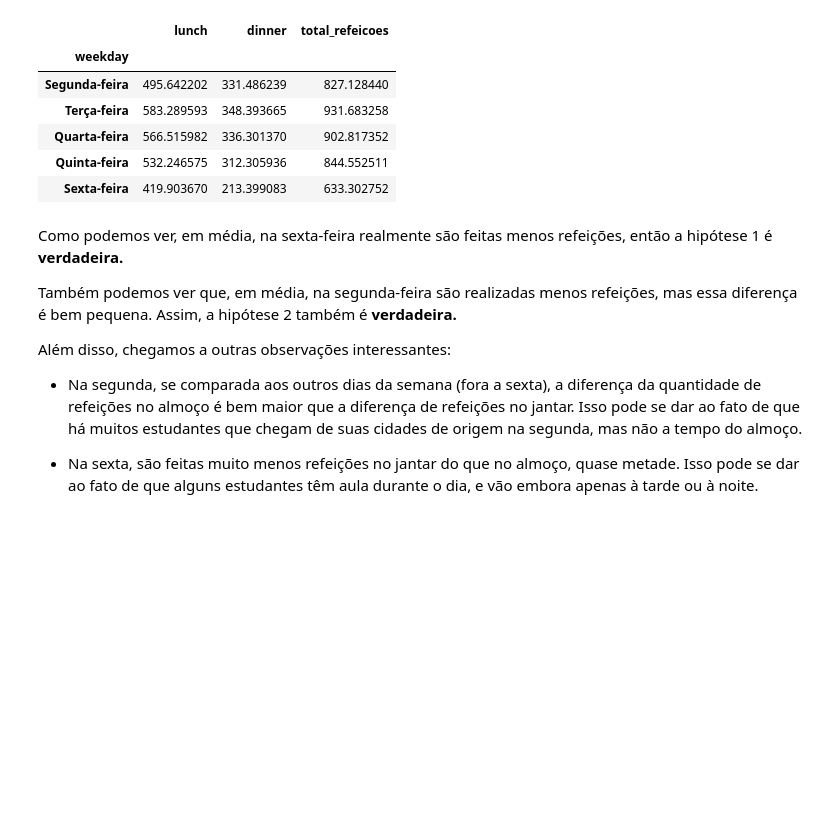
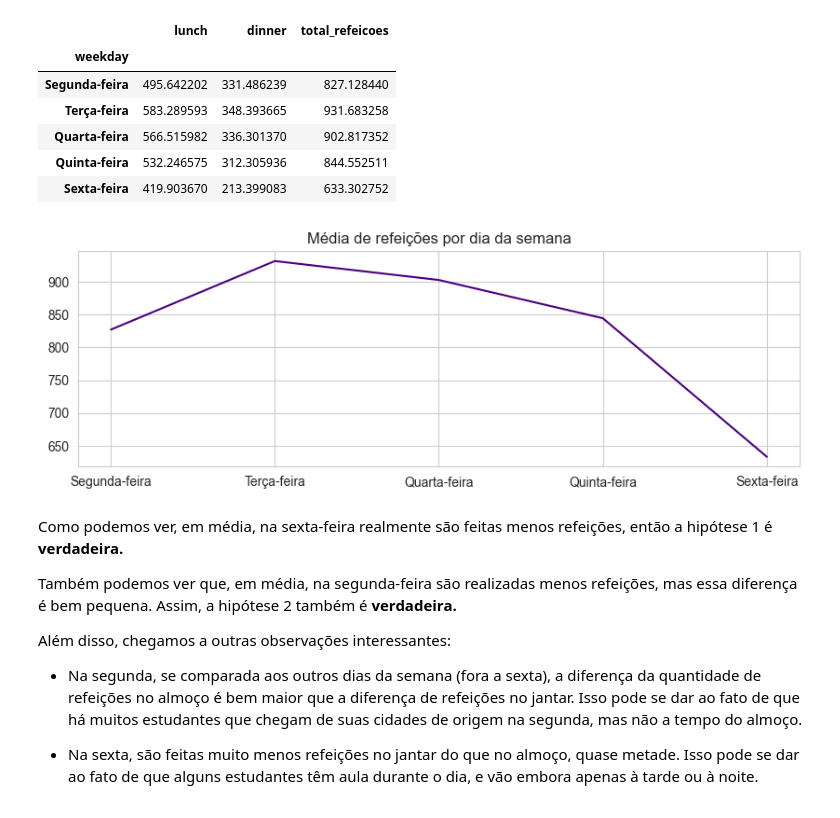
Before and after one commit to eloabe/time-series-analysis, a Jupyter notebook: time_series.ipynb, the cells around one changed output. Saved outputs shown, nothing was run; the diff lists cells and outputs as text; code cells hidden in the pictures; blank space fills up the shorter version.

```diff
--- a/time_series.ipynb
+++ b/time_series.ipynb
@@ -199,6 +205,17 @@ mean_by_weekday
 | Quarta-feira | 566.515982 | 336.301370 | 902.817352 |
 | Quinta-feira | 532.246575 | 312.305936 | 844.552511 |
 | Sexta-feira | 419.903670 | 213.399083 | 633.302752 |
+# %%
+#visualizando a informação
+plt.figure(figsize = (10, 3))
+
+sns.lineplot(mean_by_weekday['total_refeicoes'], color='indigo').set(xlabel=None,
+                                                                     ylabel=None)
+plt.title('Média de refeições por dia da semana')
+
+plt.show()
+# %% [output]
+[figure, added]
 # %% [markdown]
 Como podemos ver, em média, na sexta-feira realmente são feitas menos refeições, então a hipótese 1 é **verdadeira.**
 
```
Also changed, not shown: parts of 14 cells of this notebook.
